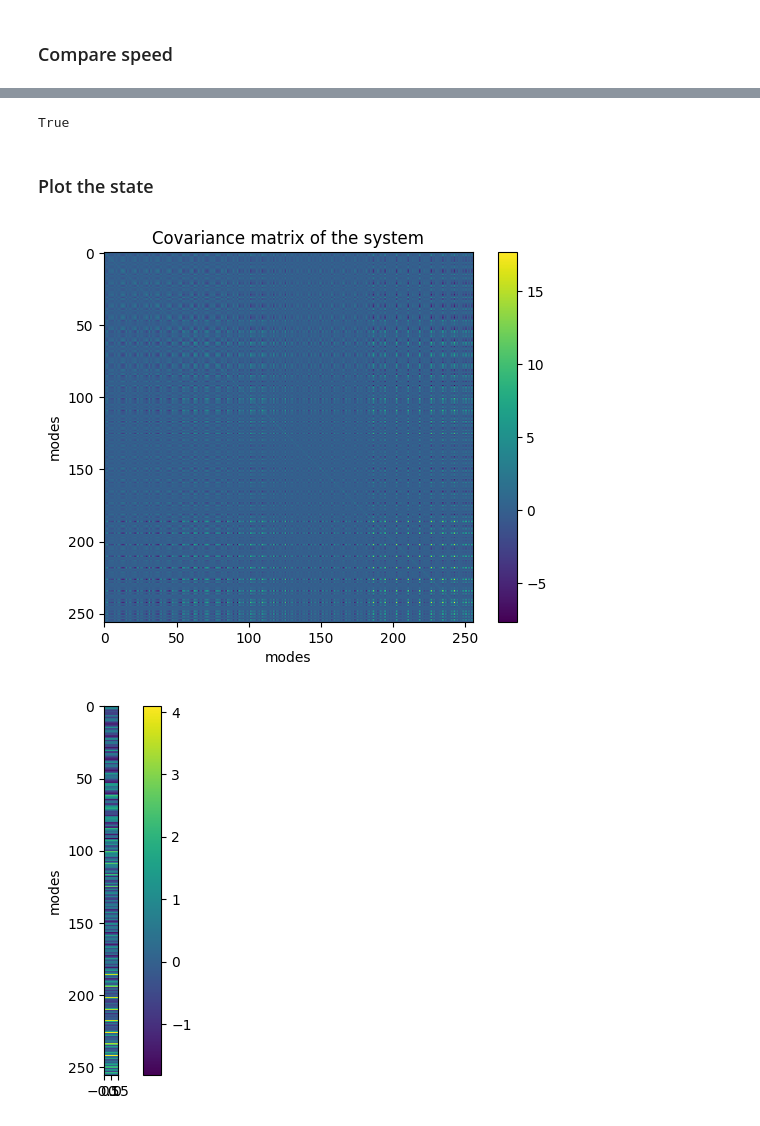
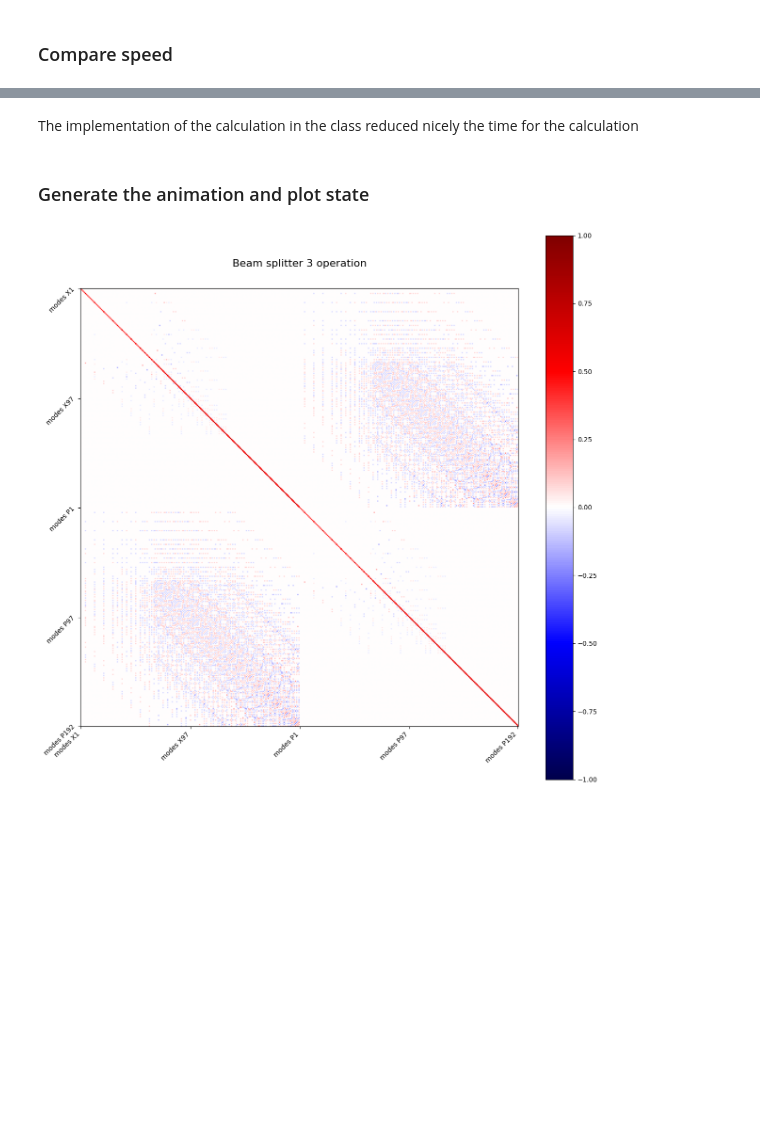
Before and after one commit to RomainBrunel/SCIQIS-Project, a Jupyter notebook: test.ipynb, the cells around one changed output, grey strips where cells are left out. Drawn from its saved outputs; the diff is of its cells as text; code cells hidden in the pictures; blank space fills up the shorter version.

```diff
--- a/test.ipynb
+++ b/test.ipynb
@@ -268,17 +221,11 @@ for i in range(len(cs.BS_indices)):
-# %%
-np.allclose(MU,cs.state.mu)
-# %% [output]
-True
+# %% [markdown]
+The implementation of the calculation in the class reduced nicely the time for the calculation
 # %% [markdown]
-### Plot the state
+### Generate the animation and plot state
-# %%
-cs.state.plot_cov_matrix()
-cs.state.plot_mean_matrix()
-# %% [output]
-[figure, removed]
-[figure, removed]
 # %%
 import multipartite_state as mss
 import numpy as np
-cd = mss.cluster_state(spatial_depth= 10,structure="octo")
-cd.run_calculation(0.6)
+cd = mss.cluster_state(spatial_depth= 3,structure="octo")
+cd.run_calculation(0.6, gif=True)
+# %% [output]
+[figure, added]
```
Also changed, not shown: parts of 28 cells of this notebook, 1 other file.
